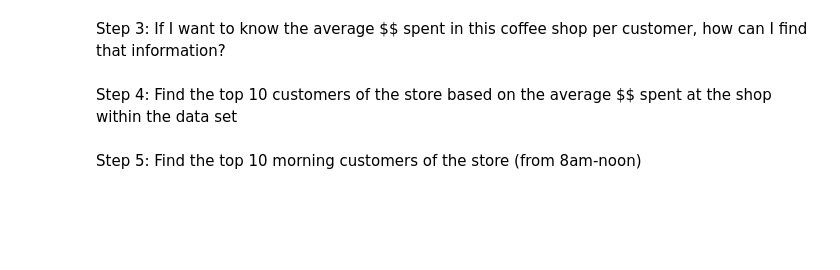
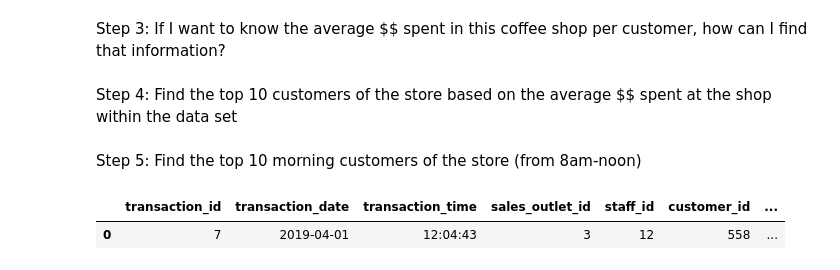
Before and after one commit to dolancode/info450, a Jupyter notebook: Class12Code.ipynb, the cells around one changed output. Saved outputs shown, nothing was run; the diff lists cells and outputs as text; code cells hidden in the pictures; blank space fills up the shorter version.

```diff
--- a/Class12Code.ipynb
+++ b/Class12Code.ipynb
@@ -308,3 +353,8 @@ Step 3: If I want to know the average $$ spent in this coffee shop per customer,
 Step 4: Find the top 10 customers of the store based on the average $$ spent at the shop within the data set
 # %% [markdown]
 Step 5: Find the top 10 morning customers of the store (from 8am-noon)
+# %%
+salesmonies.head(1)
+# %% [output]
+|  | transaction_id | transaction_date | transaction_time | sales_outlet_id | staff_id | customer_id | ... |
+| 0 | 7 | 2019-04-01 | 12:04:43 | 3 | 12 | 558 | ... |
```
Also changed, not shown: parts of 11 cells of this notebook, 3 other files.
